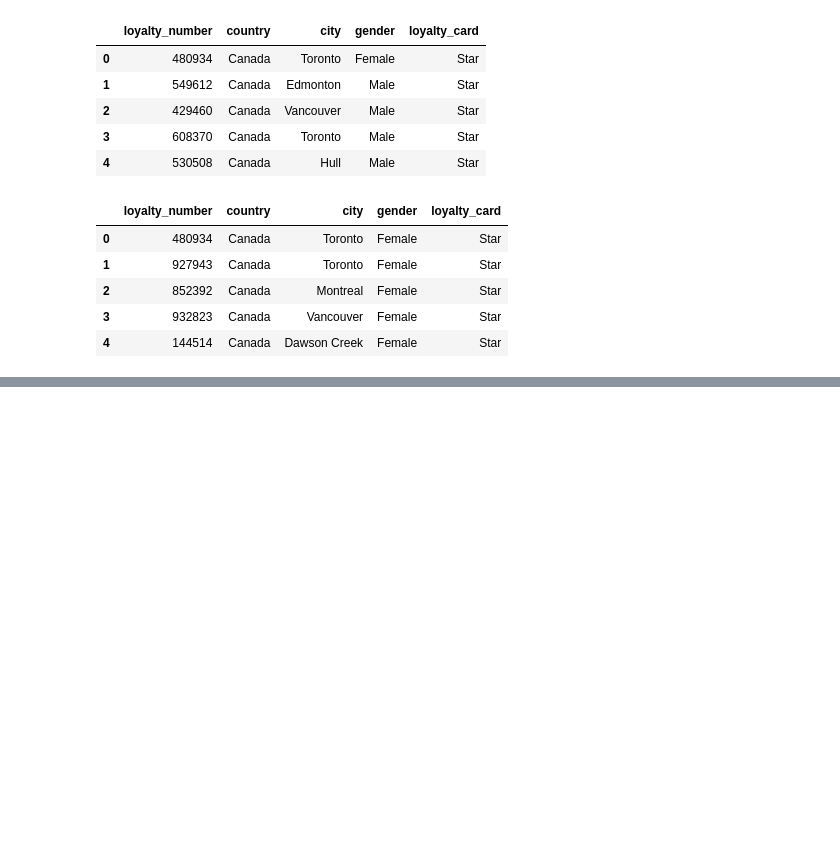
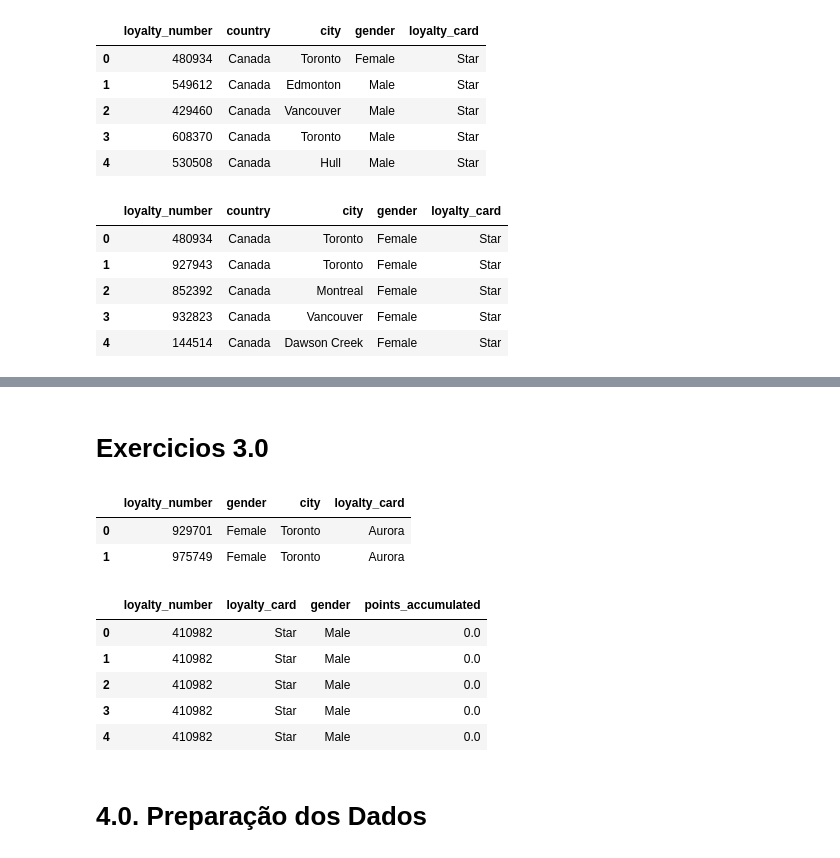
Before and after one commit to CristianaMoura/Projeto-01_Dados, a Jupyter notebook: Coleta_de_Dados.ipynb, the cells around one changed output, grey strips where cells are left out. Saved outputs shown, nothing was run; the diff lists cells and outputs as text; code cells hidden in the pictures; blank space fills up the shorter version.

```diff
--- a/Coleta_de_Dados.ipynb
+++ b/Coleta_de_Dados.ipynb
@@ -259,0 +369,2 @@ df_atividade.head()
+# %% [markdown]
+# Exercicios 3.0
@@ -259,0 +394,65 @@ df_atividade.head()
+# %%
+# exercicio 2 -
+# Selecionar os números do cartão de fidelidade, o gênero e a cidade de todos os passageiros
+# do sexo feminino que moram na cidade de Toronto, fizeram mais de 30 viagens no total e tem o
+# cartão de fidelidade do tipo Aurora.
+
+consulta_atividade = """
+
+  SELECT
+    fa.loyalty_number,
+    flh.gender,
+    flh.city,
+    flh.loyalty_card
+  FROM
+    flight_activity fa LEFT JOIN flight_loyalty_history flh
+      ON (fa.loyalty_number = flh.loyalty_number)
+  WHERE
+    flh.gender = "Female"
+    AND flh.city = "Toronto"
+    AND total_flights > 30
+    AND flh.loyalty_card = "Aurora"
+"""
+
+df_atividade = pd.read_sql_query( consulta_atividade, conn )
+
+# confere se deu certo
+df_atividade.head()
+# %% [output]
+|  | loyalty_number | gender | city | loyalty_card |
+| 0 | 929701 | Female | Toronto | Aurora |
+| 1 | 975749 | Female | Toronto | Aurora |
+# %%
+# exercicio 3 -
+# Selecionar os números do cartão de fidelidade, o tipo do cartão, o genero e os pontos acumulados,
+# dos passageiroscom salário acima de 13200, estado civil como casado e nível acadêmico como mestrado
+# e número de voosagendados igual ao número total de voos.
+
+consulta_atividade = """
+
+  SELECT
+    fa.loyalty_number,
+    flh.loyalty_card,
+    flh.gender,
+    fa.points_accumulated
+  FROM
+    flight_activity fa LEFT JOIN flight_loyalty_history flh
+      ON (fa.loyalty_number = flh.loyalty_number)
+  WHERE
+    flh.salary > 132000
+    AND flh.marital_status = "Married"
+    AND flh.education = "Master"
+    AND ( fa.total_flights = fa.flights_booked )
+"""
+
+df_atividade = pd.read_sql_query( consulta_atividade, conn )
+
+# confere se deu certo
+df_atividade.head()
+# %% [output]
+|  | loyalty_number | loyalty_card | gender | points_accumulated |
+| 0 | 410982 | Star | Male | 0.0 |
+| 1 | 410982 | Star | Male | 0.0 |
+| 2 | 410982 | Star | Male | 0.0 |
+| 3 | 410982 | Star | Male | 0.0 |
+| 4 | 410982 | Star | Male | 0.0 |
@@ -259,0 +494,2 @@ df_atividade.head()
+# %% [markdown]
+# 4.0. Preparação dos Dados
```
Also changed, not shown: parts of 35 cells of this notebook.
